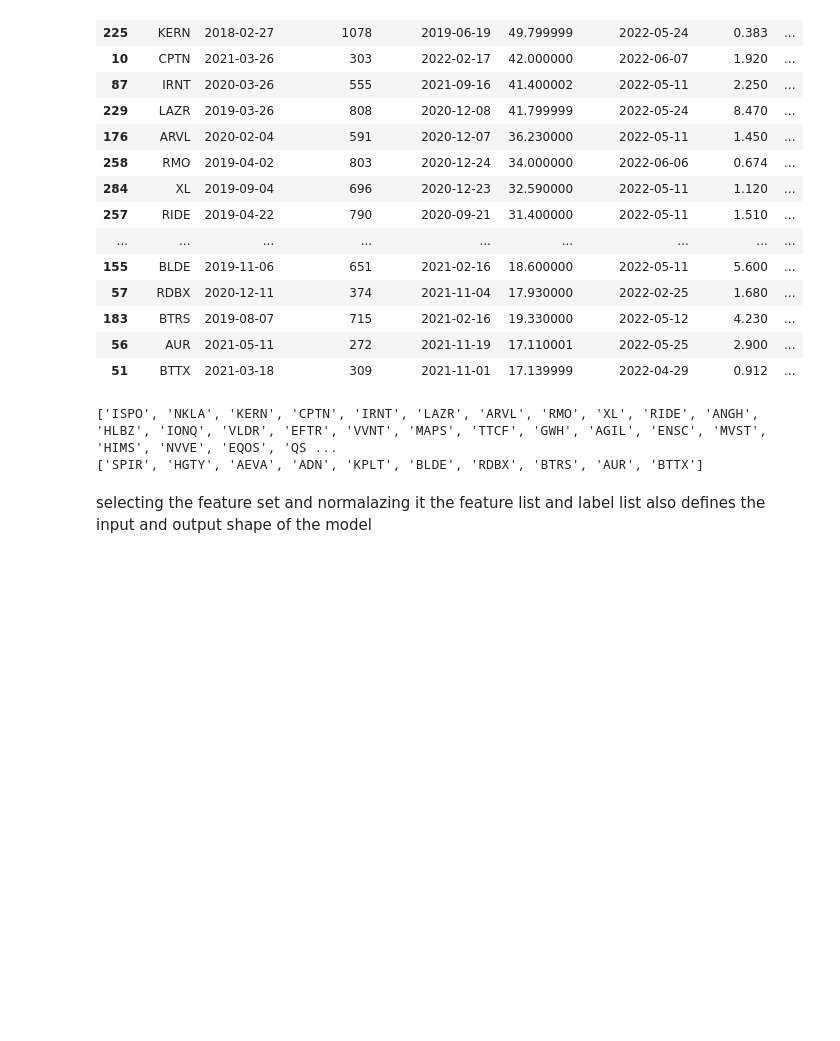
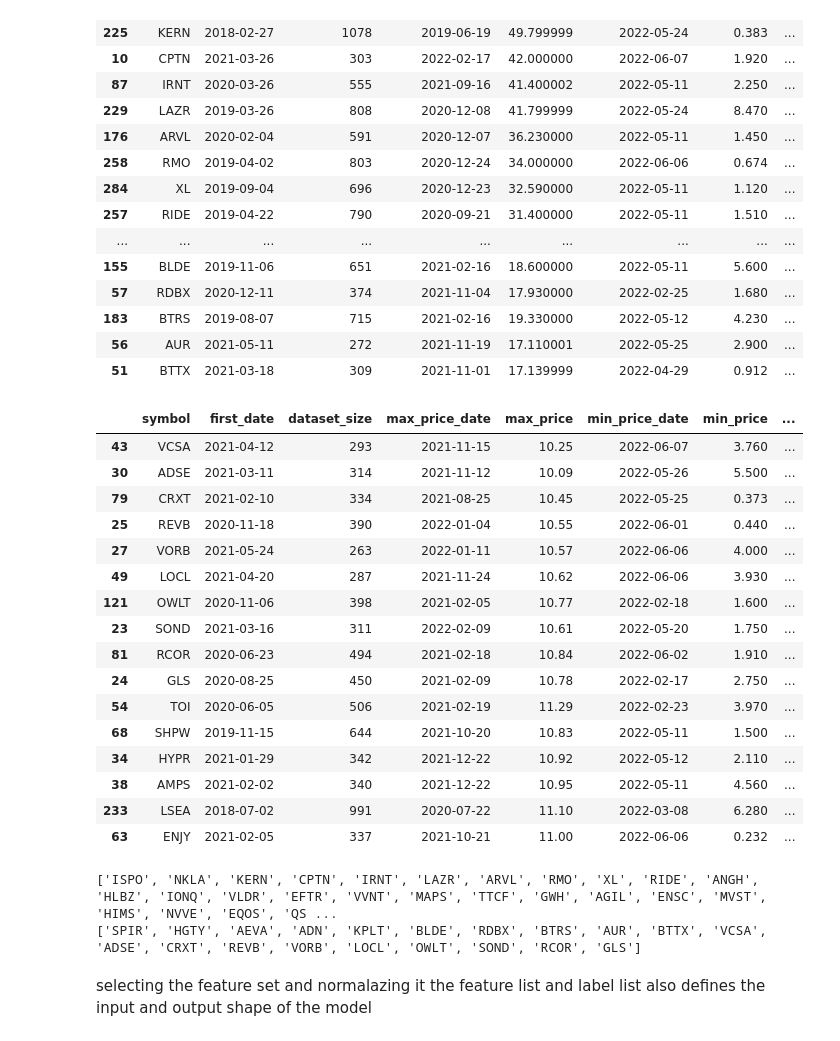
Before and after one commit to vladgrish/ds_spac_project, a Jupyter notebook: using_model_prediction_as_input_final.ipynb, the cells around one changed output. Drawn from its saved outputs; the diff is of its cells as text; code cells hidden in the pictures; blank space fills up the shorter version.

```diff
--- a/using_model_prediction_as_input_final.ipynb
+++ b/using_model_prediction_as_input_final.ipynb
@@ -128,13 +126,43 @@ top
 | 183 | BTRS | 2019-08-07 | 715 | 2021-02-16 | 19.330000 | 2022-05-12 | 4.230 | ... |
 | 56 | AUR | 2021-05-11 | 272 | 2021-11-19 | 17.110001 | 2022-05-25 | 2.900 | ... |
 | 51 | BTTX | 2021-03-18 | 309 | 2021-11-01 | 17.139999 | 2022-04-29 | 0.912 | ... |
+# %%
+bottom = meta.loc[
+               (meta['potential_investment_return'] <7) &
+               (meta['dataset_size_before_peak'] > 60) &
+               (meta['dataset_size_after_peak'] > 60) &
+               (meta['max_price_date'] > '2018') &
+               (meta['average_price_before_peak'].between(9, 11))
+               ].sort_values('potential_investment_return')
+bottom
+# %% [output]
+|  | symbol | first_date | dataset_size | max_price_date | max_price | min_price_date | min_price | ... |
+| 43 | VCSA | 2021-04-12 | 293 | 2021-11-15 | 10.25 | 2022-06-07 | 3.760 | ... |
+| 30 | ADSE | 2021-03-11 | 314 | 2021-11-12 | 10.09 | 2022-05-26 | 5.500 | ... |
+| 79 | CRXT | 2021-02-10 | 334 | 2021-08-25 | 10.45 | 2022-05-25 | 0.373 | ... |
+| 25 | REVB | 2020-11-18 | 390 | 2022-01-04 | 10.55 | 2022-06-01 | 0.440 | ... |
+| 27 | VORB | 2021-05-24 | 263 | 2022-01-11 | 10.57 | 2022-06-06 | 4.000 | ... |
+| 49 | LOCL | 2021-04-20 | 287 | 2021-11-24 | 10.62 | 2022-06-06 | 3.930 | ... |
+| 121 | OWLT | 2020-11-06 | 398 | 2021-02-05 | 10.77 | 2022-02-18 | 1.600 | ... |
+| 23 | SOND | 2021-03-16 | 311 | 2022-02-09 | 10.61 | 2022-05-20 | 1.750 | ... |
+| 81 | RCOR | 2020-06-23 | 494 | 2021-02-18 | 10.84 | 2022-06-02 | 1.910 | ... |
+| 24 | GLS | 2020-08-25 | 450 | 2021-02-09 | 10.78 | 2022-02-17 | 2.750 | ... |
+| 54 | TOI | 2020-06-05 | 506 | 2021-02-19 | 11.29 | 2022-02-23 | 3.970 | ... |
+| 68 | SHPW | 2019-11-15 | 644 | 2021-10-20 | 10.83 | 2022-05-11 | 1.500 | ... |
+| 34 | HYPR | 2021-01-29 | 342 | 2021-12-22 | 10.92 | 2022-05-12 | 2.110 | ... |
+| 38 | AMPS | 2021-02-02 | 340 | 2021-12-22 | 10.95 | 2022-05-11 | 4.560 | ... |
+| 233 | LSEA | 2018-07-02 | 991 | 2020-07-22 | 11.10 | 2022-03-08 | 6.280 | ... |
+| 63 | ENJY | 2021-02-05 | 337 | 2021-10-21 | 11.00 | 2022-06-06 | 0.232 | ... |
 # %%
 symbols = list(top.symbol.values)
 split = int(len(symbols) * 0.8)
 train, test = symbols[:split], symbols[split:]
+test = test + list(bottom.symbol[:10].values)
+print(train)
+print(test)
 # %% [output]
 ['ISPO', 'NKLA', 'KERN', 'CPTN', 'IRNT', 'LAZR', 'ARVL', 'RMO', 'XL', 'RIDE', 'ANGH', 'HLBZ', 'IONQ', 'VLDR', 'EFTR', 'VVNT', 'MAPS', 'TTCF', 'GWH', 'AGIL', 'ENSC', 'MVST', 'HIMS', 'NVVE', 'EQOS', 'QS ...
-['SPIR', 'HGTY', 'AEVA', 'ADN', 'KPLT', 'BLDE', 'RDBX', 'BTRS', 'AUR', 'BTTX']
+['SPIR', 'HGTY', 'AEVA', 'ADN', 'KPLT', 'BLDE', 'RDBX', 'BTRS', 'AUR', 'BTTX', 'VCSA', 'ADSE', 'CRXT', 'REVB', 'VORB', 'LOCL', 'OWLT', 'SOND', 'RCOR', 'GLS']
 # %% [markdown]
 selecting the feature set and normalazing it
 the feature list and label list also defines the input and output shape of the model
```
Also changed, not shown: parts of 7 cells of this notebook.
